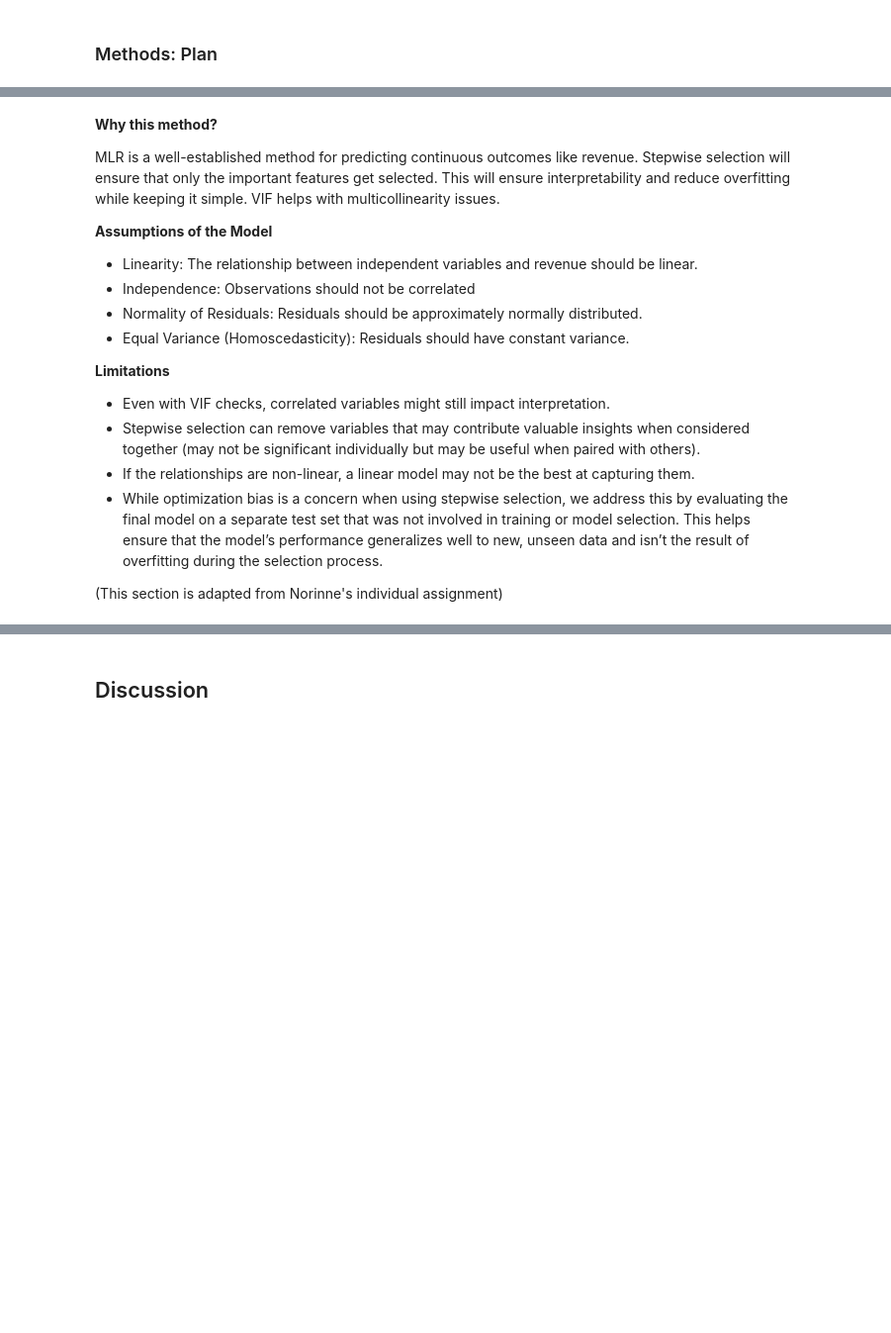
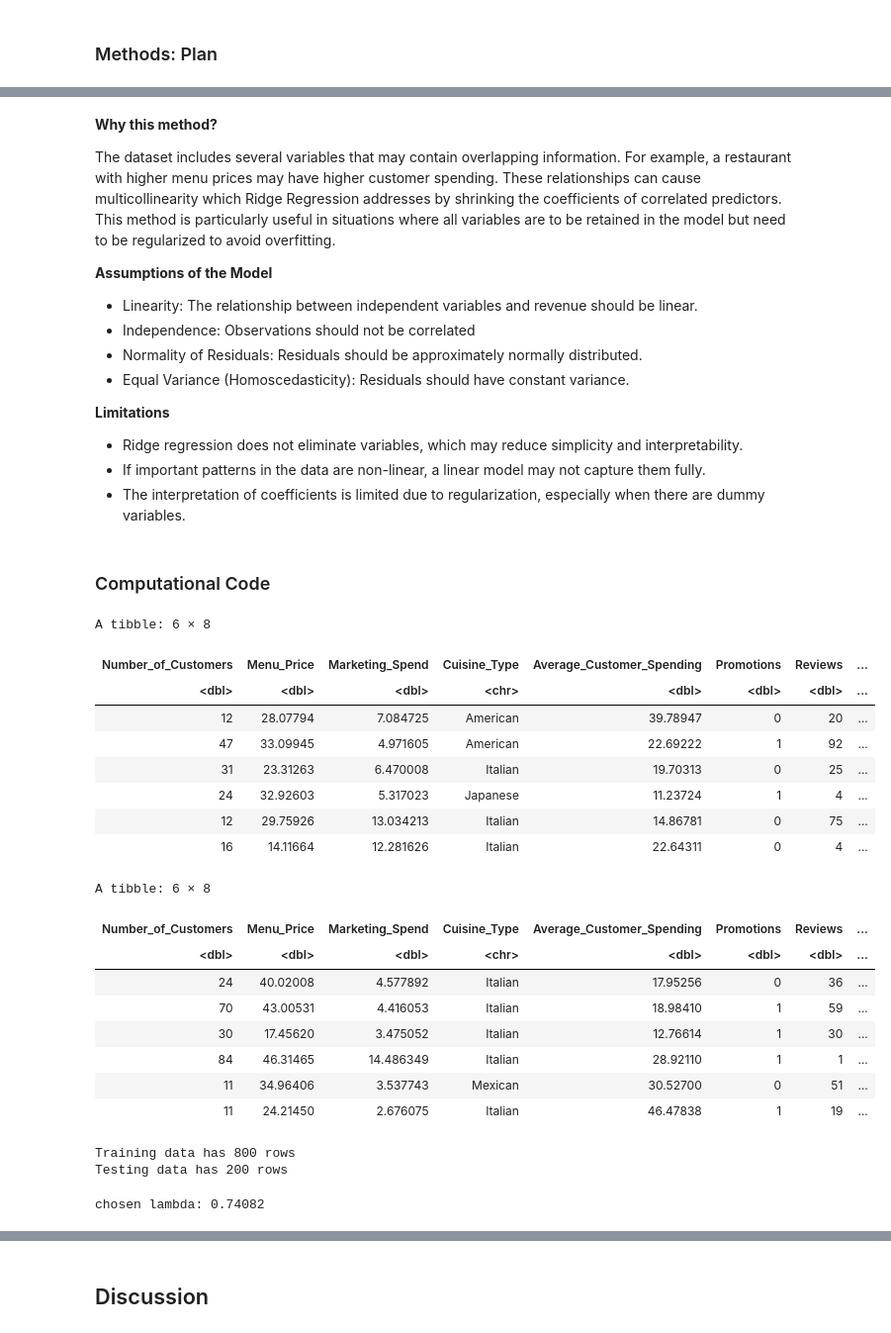
Before and after one commit to nori-2004/Stat301-project, a Jupyter notebook: group_final_report.ipynb, the cells around one changed output, grey strips where cells are left out. Shown: that part at 99% size. Saved outputs shown, nothing was run; the diff lists cells and outputs as text; code cells hidden in the pictures; blank space fills up the shorter version.

```diff
--- a/group_final_report.ipynb
+++ b/group_final_report.ipynb
@@ -132,7 +143,7 @@ We will be using Multiple Linear Regression along with stepwise selection to gen
 # %% [markdown]
 **Why this method?** <br>
 
-MLR is a well-established method for predicting continuous outcomes like revenue. Stepwise selection will ensure that only the important features get selected. This will ensure interpretability and reduce overfitting while keeping it simple. VIF helps with multicollinearity issues.
+The dataset includes several variables that may contain overlapping information. For example, a restaurant with higher menu prices may have higher customer spending. These relationships can cause multicollinearity which Ridge Regression addresses by shrinking the coefficients of correlated predictors. This method is particularly useful in situations where all variables are to be retained in the model but need to be regularized to avoid overfitting.
 
 **Assumptions of the Model**
 
@@ -143,9 +154,41 @@ MLR is a well-established method for predicting continuous outcomes like revenue
 
 **Limitations**
 
-- Even with VIF checks, correlated variables might still impact interpretation.
-- Stepwise selection can remove variables that may contribute valuable insights when considered together (may not be significant individually but may be useful when paired with others).
-- If the relationships are non-linear, a linear model may not be the best at capturing them.
-- While optimization bias is a concern when using stepwise selection, we address this by evaluating the final model on a separate test set that was not involved in training or model selection. This helps ensure that the model’s performance generalizes well to new, unseen data and isn’t the result of overfitting during the selection process.
-
-(This section is adapted from Norinne's individual assignment)
+- Ridge regression does not eliminate variables, which may reduce simplicity and interpretability.
+- If important patterns in the data are non-linear, a linear model may not capture them fully.
+- The interpretation of coefficients is limited due to regularization, especially when there are dummy variables.
+# %% [markdown]
+### Computational Code
+# %%
+set.seed(1234)
+
+split <- initial_split(data, prop = 0.8, strata = Monthly_Revenue)
+
+train_data <- training(split)
+test_data  <- testing(split)
+
+head(train_data)
+head(test_data)
+cat('Training data has', nrow(train_data), 'rows\n')
+cat('Testing data has', nrow(test_data), 'rows')
+# %% [output]
+A tibble: 6 × 8
+| Number_of_Customers | Menu_Price | Marketing_Spend | Cuisine_Type | Average_Customer_Spending | Promotions | Reviews | ... |
+| <dbl> | <dbl> | <dbl> | <chr> | <dbl> | <dbl> | <dbl> | ... |
+| 12 | 28.07794 | 7.084725 | American | 39.78947 | 0 | 20 | ... |
+| 47 | 33.09945 | 4.971605 | American | 22.69222 | 1 | 92 | ... |
+| 31 | 23.31263 | 6.470008 | Italian | 19.70313 | 0 | 25 | ... |
+| 24 | 32.92603 | 5.317023 | Japanese | 11.23724 | 1 | 4 | ... |
+| 12 | 29.75926 | 13.034213 | Italian | 14.86781 | 0 | 75 | ... |
+| 16 | 14.11664 | 12.281626 | Italian | 22.64311 | 0 | 4 | ... |
+A tibble: 6 × 8
+| Number_of_Customers | Menu_Price | Marketing_Spend | Cuisine_Type | Average_Customer_Spending | Promotions | Reviews | ... |
+| <dbl> | <dbl> | <dbl> | <chr> | <dbl> | <dbl> | <dbl> | ... |
+| 24 | 40.02008 | 4.577892 | Italian | 17.95256 | 0 | 36 | ... |
+| 70 | 43.00531 | 4.416053 | Italian | 18.98410 | 1 | 59 | ... |
+| 30 | 17.45620 | 3.475052 | Italian | 12.76614 | 1 | 30 | ... |
+| 84 | 46.31465 | 14.486349 | Italian | 28.92110 | 1 | 1 | ... |
+| 11 | 34.96406 | 3.537743 | Mexican | 30.52700 | 0 | 51 | ... |
+| 11 | 24.21450 | 2.676075 | Italian | 46.47838 | 1 | 19 | ... |
+Training data has 800 rows
+Testing data has 200 rows
@@ -151,0 +213,5 @@ MLR is a well-established method for predicting continuous outcomes like revenue
+# %%
+best_lambda <- ridge_model$lambda.min
+cat("chosen lambda:", round(best_lambda, 5), "\n")
+# %% [output]
+chosen lambda: 0.74082
```
Also changed, not shown: parts of 9 cells of this notebook.
